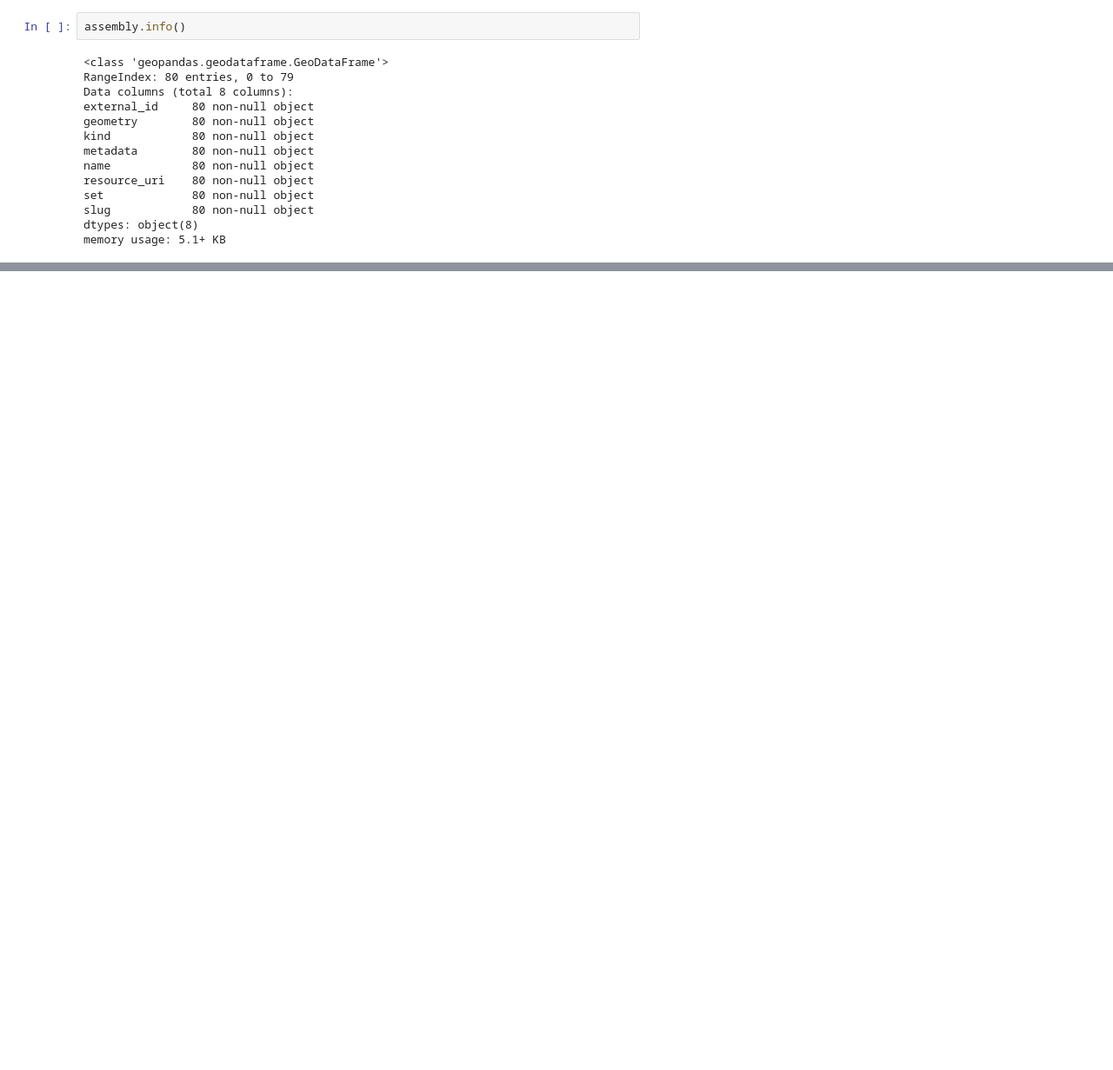
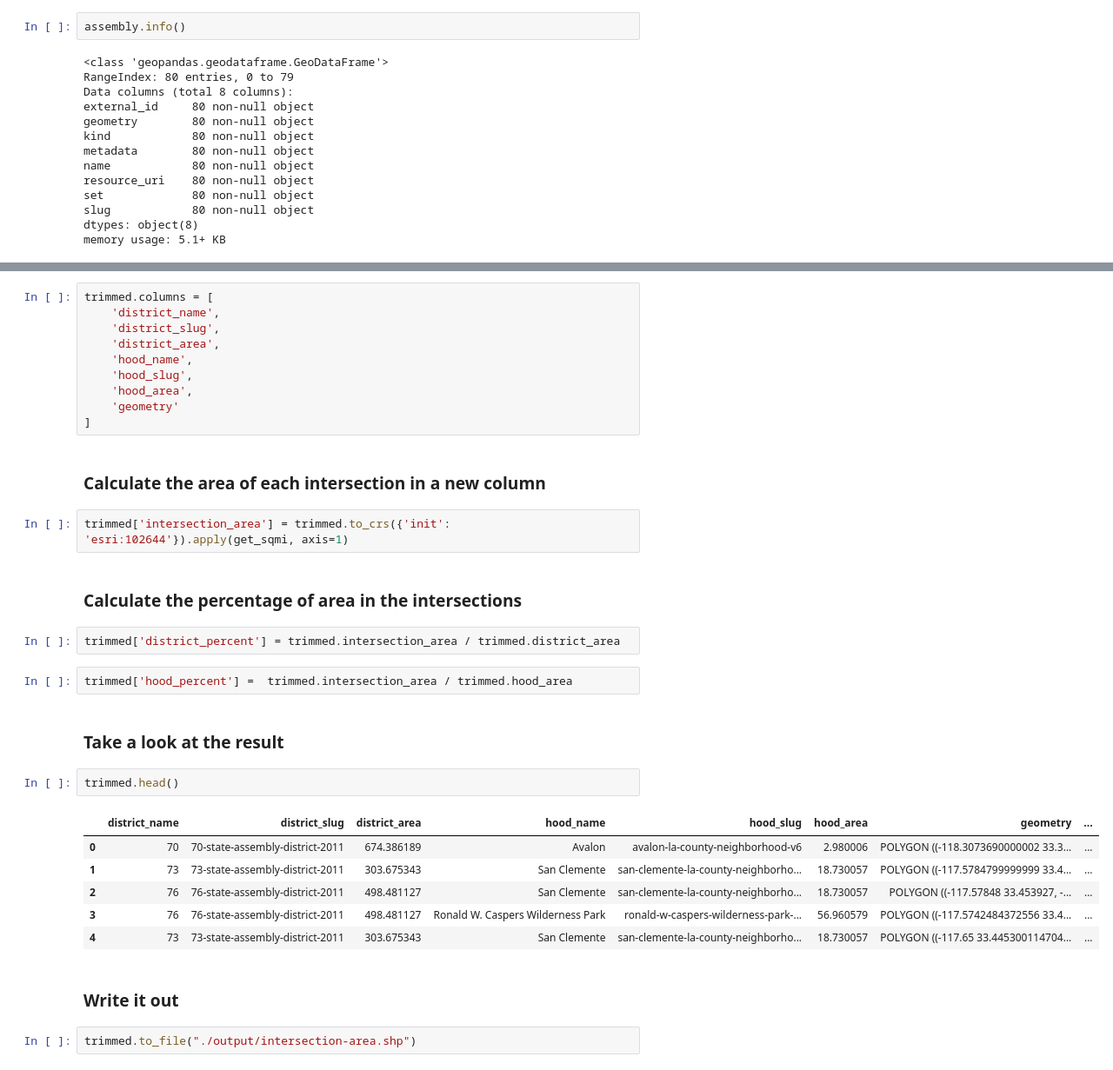
Before and after one commit to datadesk/geopandas-intersection-area-example, a Jupyter notebook: geopandas-intersection-area-example.ipynb, the cells around one changed output, grey strips where cells are left out. Shown at 87% size. Drawn from its saved outputs; the diff is of its cells as text; blank space fills up the shorter version.

```diff
--- a/geopandas-intersection-area-example.ipynb
+++ b/geopandas-intersection-area-example.ipynb
@@ -107,0 +135,35 @@ Finally in square miles
+# %%
+trimmed.columns = [
+    'district_name',
+    'district_slug',
+    'district_area',
+    'hood_name',
+    'hood_slug',
+    'hood_area',
+    'geometry'
+]
+# %% [markdown]
+### Calculate the area of each intersection in a new column
+# %%
+trimmed['intersection_area'] = trimmed.to_crs({'init': 'esri:102644'}).apply(get_sqmi, axis=1)
+# %% [markdown]
+### Calculate the percentage of area in the intersections
+# %%
+trimmed['district_percent'] = trimmed.intersection_area / trimmed.district_area
+# %%
+trimmed['hood_percent'] =  trimmed.intersection_area / trimmed.hood_area
+# %% [markdown]
+### Take a look at the result
+# %%
+trimmed.head()
+# %% [output]
+|  | district_name | district_slug | district_area | hood_name | hood_slug | hood_area | geometry | ... |
+| 0 | 70 | 70-state-assembly-district-2011 | 674.386189 | Avalon | avalon-la-county-neighborhood-v6 | 2.980006 | POLYGON ((-118.3073690000002 33.3... | ... |
+| 1 | 73 | 73-state-assembly-district-2011 | 303.675343 | San Clemente | san-clemente-la-county-neighborho... | 18.730057 | POLYGON ((-117.5784799999999 33.4... | ... |
+| 2 | 76 | 76-state-assembly-district-2011 | 498.481127 | San Clemente | san-clemente-la-county-neighborho... | 18.730057 | POLYGON ((-117.57848 33.453927, -... | ... |
+| 3 | 76 | 76-state-assembly-district-2011 | 498.481127 | Ronald W. Caspers Wilderness Park | ronald-w-caspers-wilderness-park-... | 56.960579 | POLYGON ((-117.5742484372556 33.4... | ... |
+| 4 | 73 | 73-state-assembly-district-2011 | 303.675343 | San Clemente | san-clemente-la-county-neighborho... | 18.730057 | POLYGON ((-117.65 33.445300114704... | ... |
+# %% [markdown]
+### Write it out
+# %%
+trimmed.to_file("./output/intersection-area.shp")
```
Also changed, not shown: parts of 36 cells of this notebook, 9 other files.
